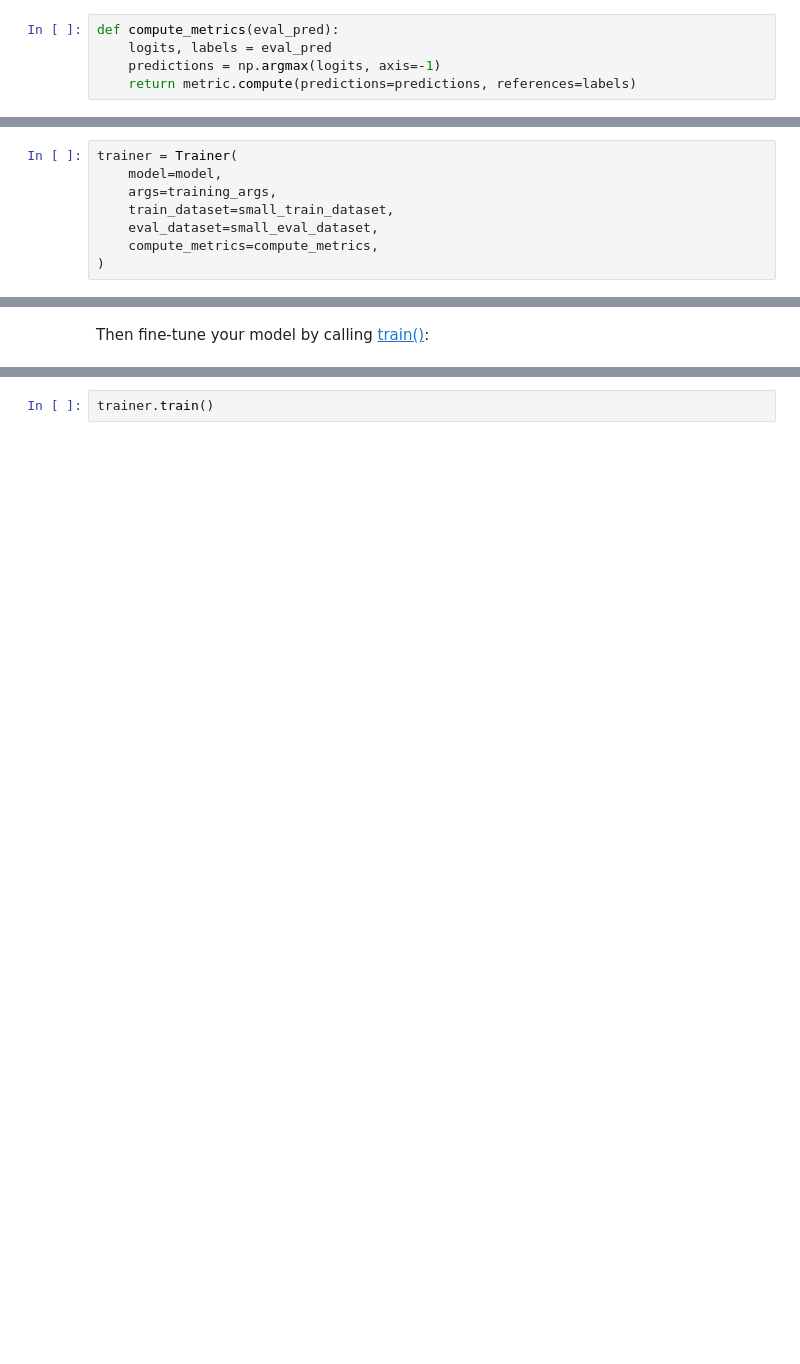
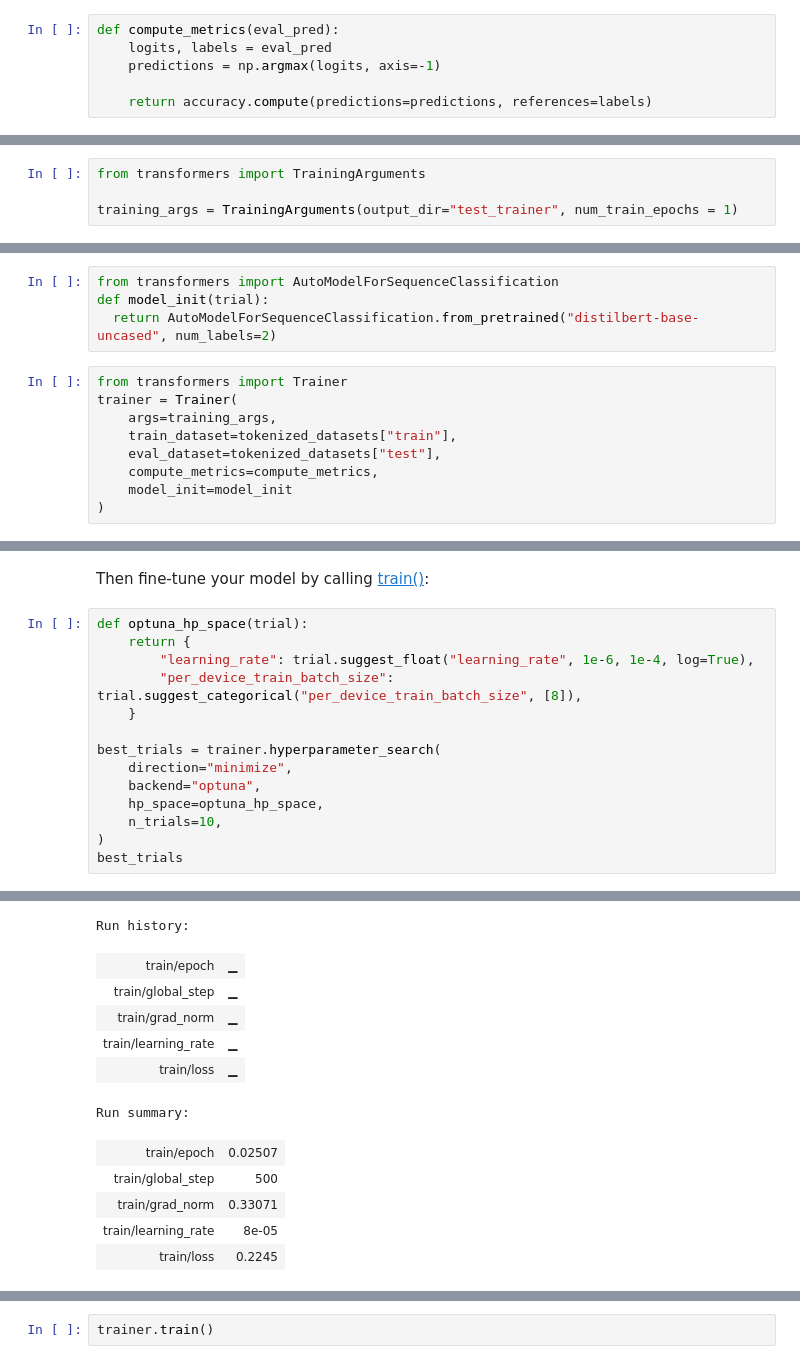
Before and after one commit to godsofheaven/jigsaw_comment_toxicity_classification, a Jupyter notebook: toxic_comment_classifier.ipynb, the cells around one changed output, grey strips where cells are left out. Saved outputs shown, nothing was run; the diff lists cells and outputs as text; blank space fills up the shorter version.

```diff
--- a/toxic_comment_classifier.ipynb
+++ b/toxic_comment_classifier.ipynb
@@ -127,4 +106,5 @@ Call `compute` on `metric` to calculate the accuracy of your predictions. Before
 def compute_metrics(eval_pred):
     logits, labels = eval_pred
     predictions = np.argmax(logits, axis=-1)
-    return metric.compute(predictions=predictions, references=labels)
+
+    return accuracy.compute(predictions=predictions, references=labels)
@@ -137,12 +111,21 @@ training_args = TrainingArguments(output_dir="test_trainer", eval_strategy="epoc
 # %% [markdown]
 ### Trainer
+# %%
+from transformers import TrainingArguments
+
+training_args = TrainingArguments(output_dir="test_trainer", num_train_epochs = 1)
 # %% [markdown]
 Create a [Trainer](https://huggingface.co/docs/transformers/main/en/main_classes/trainer#transformers.Trainer) object with your model, training arguments, training and test datasets, and evaluation function:
+# %%
+from transformers import AutoModelForSequenceClassification
+def model_init(trial):
+  return AutoModelForSequenceClassification.from_pretrained("distilbert-base-uncased", num_labels=2)
 # %%
+from transformers import Trainer
 trainer = Trainer(
-    model=model,
     args=training_args,
-    train_dataset=small_train_dataset,
-    eval_dataset=small_eval_dataset,
+    train_dataset=tokenized_datasets["train"],
+    eval_dataset=tokenized_datasets["test"],
     compute_metrics=compute_metrics,
+    model_init=model_init
 )
@@ -149,2 +135,17 @@ trainer = Trainer(
 # %% [markdown]
 Then fine-tune your model by calling [train()](https://huggingface.co/docs/transformers/main/en/main_classes/trainer#transformers.Trainer.train):
+# %%
+def optuna_hp_space(trial):
+    return {
+        "learning_rate": trial.suggest_float("learning_rate", 1e-6, 1e-4, log=True),
+        "per_device_train_batch_size": trial.suggest_categorical("per_device_train_batch_size", [8]),
+    }
+
+best_trials = trainer.hyperparameter_search(
+    direction="minimize",
+    backend="optuna",
+    hp_space=optuna_hp_space,
+    n_trials=10,
+)
+best_trials
+# %% [output]
@@ -150,0 +156,12 @@ Then fine-tune your model by calling [train()](https://huggingface.co/docs/trans
+Run history:
+| train/epoch | ▁ |
+| train/global_step | ▁ |
+| train/grad_norm | ▁ |
+| train/learning_rate | ▁ |
+| train/loss | ▁ |
+Run summary:
+| train/epoch | 0.02507 |
+| train/global_step | 500 |
+| train/grad_norm | 0.33071 |
+| train/learning_rate | 8e-05 |
+| train/loss | 0.2245 |
```
Also changed, not shown: parts of 61 cells of this notebook.
